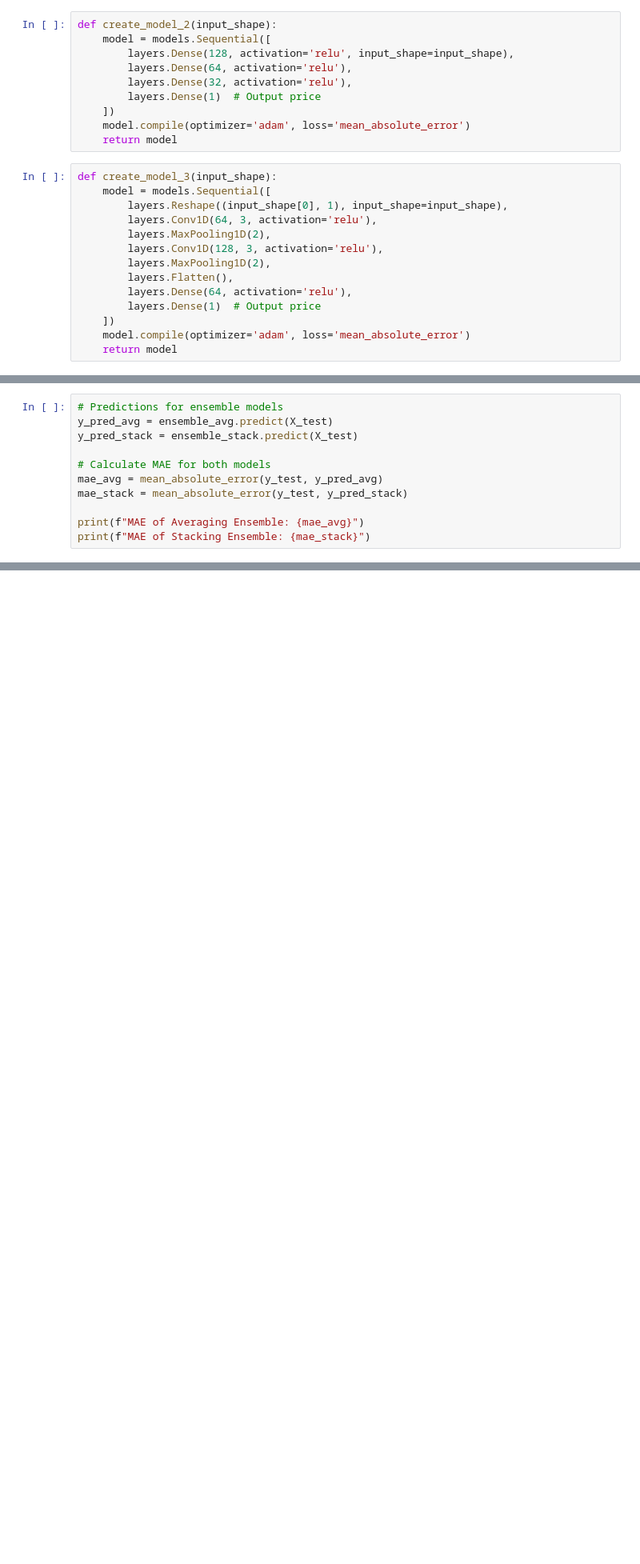
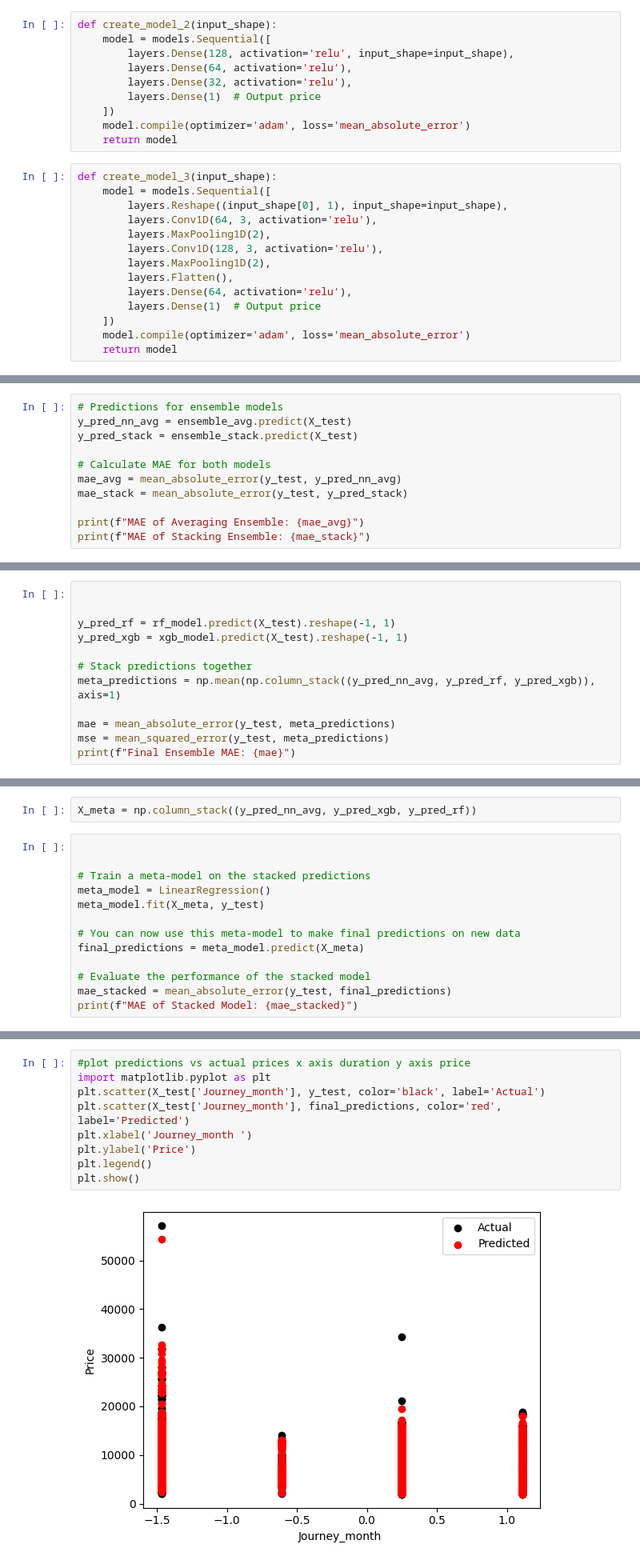
Before and after one commit to alexturnbull/DataSci, a Jupyter notebook: ML/TicketPrice/tensorflow_ensambles.ipynb, the cells around one changed output, grey strips where cells are left out. Shown at 80% size. Drawn from its saved outputs; the diff is of its cells as text; blank space fills up the shorter version.

Commit message:
adding gradient boosting and rf model on ensamble

```diff
--- a/ML/TicketPrice/tensorflow_ensambles.ipynb
+++ b/ML/TicketPrice/tensorflow_ensambles.ipynb
@@ -202,10 +234,10 @@ ensemble_stack.evaluate(X_test, y_test)
 # %%
 # Predictions for ensemble models
-y_pred_avg = ensemble_avg.predict(X_test)
+y_pred_nn_avg = ensemble_avg.predict(X_test)
 y_pred_stack = ensemble_stack.predict(X_test)
 
 # Calculate MAE for both models
-mae_avg = mean_absolute_error(y_test, y_pred_avg)
+mae_avg = mean_absolute_error(y_test, y_pred_nn_avg)
 mae_stack = mean_absolute_error(y_test, y_pred_stack)
 
 print(f"MAE of Averaging Ensemble: {mae_avg}")
@@ -217,0 +281,12 @@ MAE of Stacking Ensemble: 8081.7255859375
+# %%
+
+
+y_pred_rf = rf_model.predict(X_test).reshape(-1, 1)
+y_pred_xgb = xgb_model.predict(X_test).reshape(-1, 1)
+
+# Stack predictions together
+meta_predictions = np.mean(np.column_stack((y_pred_nn_avg, y_pred_rf, y_pred_xgb)), axis=1)
+
+mae = mean_absolute_error(y_test, meta_predictions)
+mse = mean_squared_error(y_test, meta_predictions)
+print(f"Final Ensemble MAE: {mae}")
@@ -217,0 +295,15 @@ MAE of Stacking Ensemble: 8081.7255859375
+# %%
+X_meta = np.column_stack((y_pred_nn_avg, y_pred_xgb, y_pred_rf))
+# %%
+
+
+# Train a meta-model on the stacked predictions
+meta_model = LinearRegression()
+meta_model.fit(X_meta, y_test)
+
+# You can now use this meta-model to make final predictions on new data
+final_predictions = meta_model.predict(X_meta)
+
+# Evaluate the performance of the stacked model
+mae_stacked = mean_absolute_error(y_test, final_predictions)
+print(f"MAE of Stacked Model: {mae_stacked}")
@@ -217,0 +312,11 @@ MAE of Stacking Ensemble: 8081.7255859375
+# %%
+#plot predictions vs actual prices x axis duration y axis price
+import matplotlib.pyplot as plt
+plt.scatter(X_test['Journey_month'], y_test, color='black', label='Actual')
+plt.scatter(X_test['Journey_month'], final_predictions, color='red', label='Predicted')
+plt.xlabel('Journey_month ')
+plt.ylabel('Price')
+plt.legend()
+plt.show()
+# %% [output]
+[figure, added]
```
Also changed, not shown: parts of 12 cells of this notebook.
